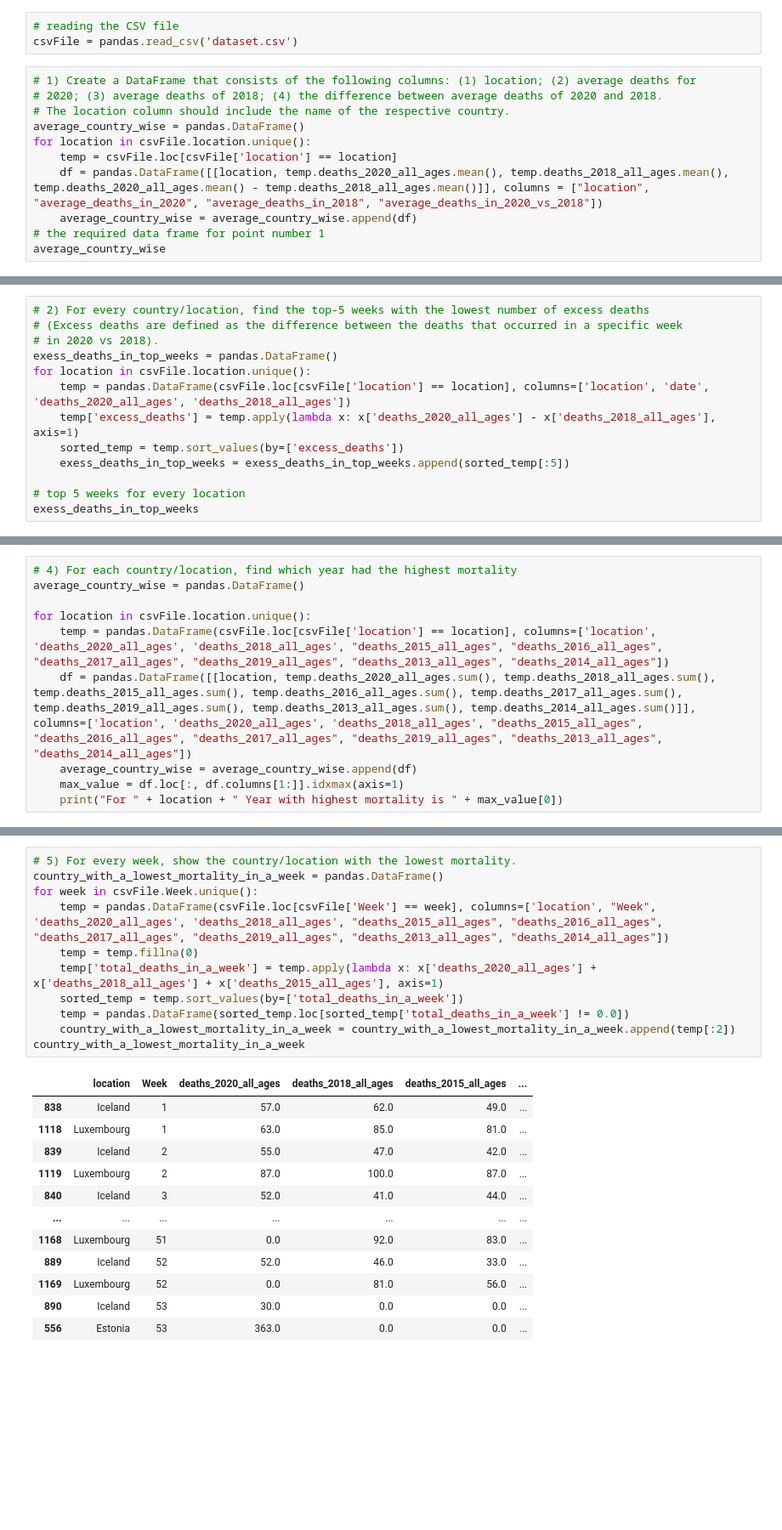
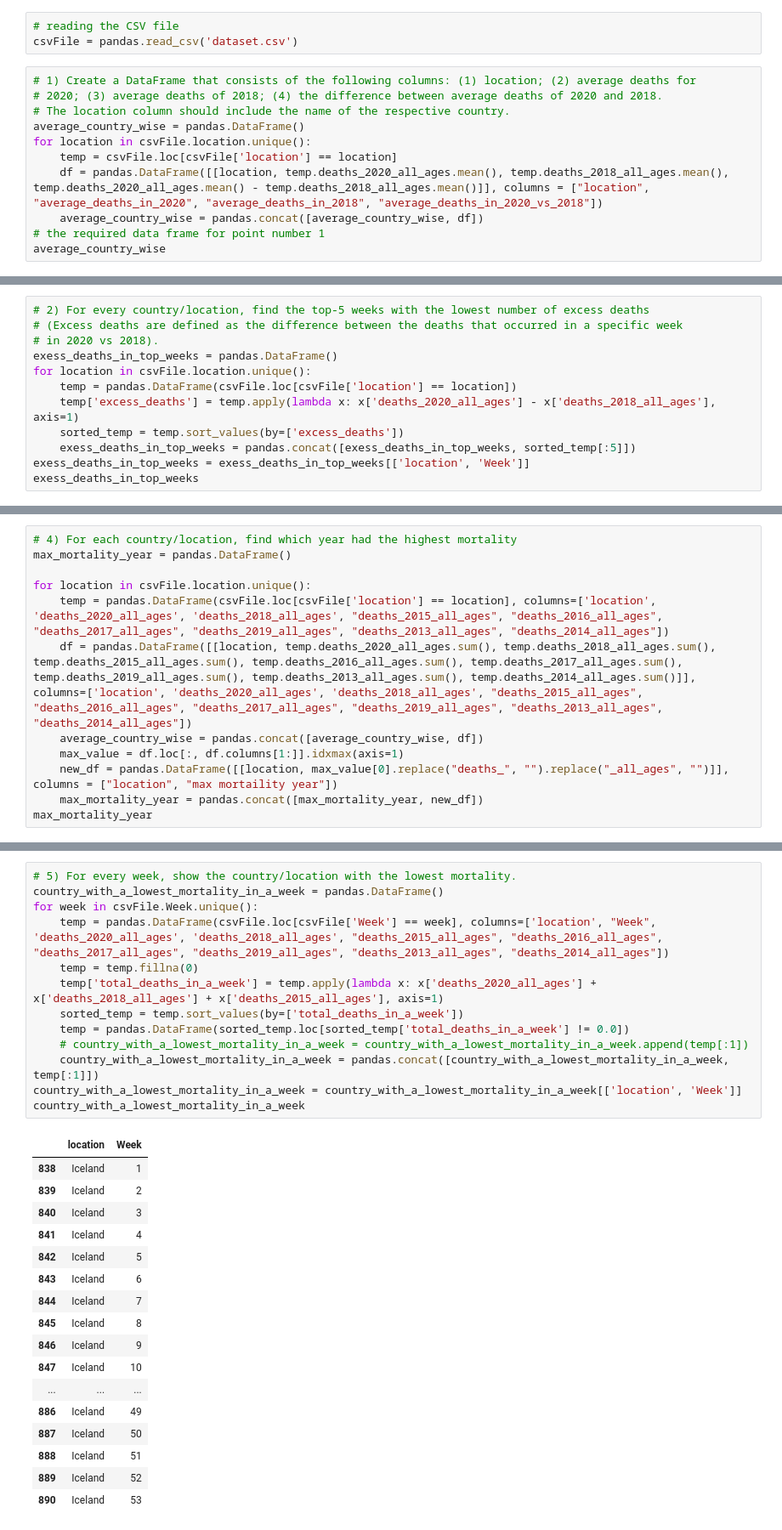
Before and after one commit to internetseekho/python-abubakar-project, a Jupyter notebook: SET11121 002.ipynb, the cells around one changed output, grey strips where cells are left out. Shown: that part at 85% size. Cells and saved outputs as stored; diff of their text form; blank space fills up the shorter version.

```diff
--- a/SET11121 002.ipynb
+++ b/SET11121 002.ipynb
@@ -11,6 +11,6 @@ average_country_wise = pandas.DataFrame()
 for location in csvFile.location.unique():
     temp = csvFile.loc[csvFile['location'] == location]
     df = pandas.DataFrame([[location, temp.deaths_2020_all_ages.mean(), temp.deaths_2018_all_ages.mean(), temp.deaths_2020_all_ages.mean() - temp.deaths_2018_all_ages.mean()]], columns = ["location", "average_deaths_in_2020", "average_deaths_in_2018", "average_deaths_in_2020_vs_2018"])
-    average_country_wise = average_country_wise.append(df)
+    average_country_wise = pandas.concat([average_country_wise, df])
 # the required data frame for point number 1
 average_country_wise
@@ -20,10 +38,9 @@ average_country_wise
 # in 2020 vs 2018).
 exess_deaths_in_top_weeks = pandas.DataFrame()
 for location in csvFile.location.unique():
-    temp = pandas.DataFrame(csvFile.loc[csvFile['location'] == location], columns=['location', 'date', 'deaths_2020_all_ages', 'deaths_2018_all_ages'])
+    temp = pandas.DataFrame(csvFile.loc[csvFile['location'] == location])
     temp['excess_deaths'] = temp.apply(lambda x: x['deaths_2020_all_ages'] - x['deaths_2018_all_ages'], axis=1)
     sorted_temp = temp.sort_values(by=['excess_deaths'])
-    exess_deaths_in_top_weeks = exess_deaths_in_top_weeks.append(sorted_temp[:5])
-
-# top 5 weeks for every location
+    exess_deaths_in_top_weeks = pandas.concat([exess_deaths_in_top_weeks, sorted_temp[:5]])
+exess_deaths_in_top_weeks = exess_deaths_in_top_weeks[['location', 'Week']]
 exess_deaths_in_top_weeks
@@ -40,10 +89,12 @@ countries_with_positive
 # %%
 # 4) For each country/location, find which year had the highest mortality
-average_country_wise = pandas.DataFrame()
+max_mortality_year = pandas.DataFrame()
 
 for location in csvFile.location.unique():
     temp = pandas.DataFrame(csvFile.loc[csvFile['location'] == location], columns=['location', 'deaths_2020_all_ages', 'deaths_2018_all_ages', "deaths_2015_all_ages", "deaths_2016_all_ages", "deaths_2017_all_ages", "deaths_2019_all_ages", "deaths_2013_all_ages", "deaths_2014_all_ages"])
     df = pandas.DataFrame([[location, temp.deaths_2020_all_ages.sum(), temp.deaths_2018_all_ages.sum(), temp.deaths_2015_all_ages.sum(), temp.deaths_2016_all_ages.sum(), temp.deaths_2017_all_ages.sum(), temp.deaths_2019_all_ages.sum(), temp.deaths_2013_all_ages.sum(), temp.deaths_2014_all_ages.sum()]], columns=['location', 'deaths_2020_all_ages', 'deaths_2018_all_ages', "deaths_2015_all_ages", "deaths_2016_all_ages", "deaths_2017_all_ages", "deaths_2019_all_ages", "deaths_2013_all_ages", "deaths_2014_all_ages"])
-    average_country_wise = average_country_wise.append(df)
+    average_country_wise = pandas.concat([average_country_wise, df])
     max_value = df.loc[:, df.columns[1:]].idxmax(axis=1)
-    print("For " + location + " Year with highest mortality is " + max_value[0])
+    new_df = pandas.DataFrame([[location, max_value[0].replace("deaths_", "").replace("_all_ages", "")]], columns = ["location", "max mortaility year"])
+    max_mortality_year = pandas.concat([max_mortality_year, new_df])
+max_mortality_year
@@ -50,24 +119,31 @@ for location in csvFile.location.unique():
 # %%
 # 5) For every week, show the country/location with the lowest mortality.
 country_with_a_lowest_mortality_in_a_week = pandas.DataFrame()
 for week in csvFile.Week.unique():
     temp = pandas.DataFrame(csvFile.loc[csvFile['Week'] == week], columns=['location', "Week", 'deaths_2020_all_ages', 'deaths_2018_all_ages', "deaths_2015_all_ages", "deaths_2016_all_ages", "deaths_2017_all_ages", "deaths_2019_all_ages", "deaths_2013_all_ages", "deaths_2014_all_ages"])
     temp = temp.fillna(0)
     temp['total_deaths_in_a_week'] = temp.apply(lambda x: x['deaths_2020_all_ages'] + x['deaths_2018_all_ages'] + x['deaths_2015_all_ages'], axis=1)
     sorted_temp = temp.sort_values(by=['total_deaths_in_a_week'])
     temp = pandas.DataFrame(sorted_temp.loc[sorted_temp['total_deaths_in_a_week'] != 0.0])
-    country_with_a_lowest_mortality_in_a_week = country_with_a_lowest_mortality_in_a_week.append(temp[:2])
+    # country_with_a_lowest_mortality_in_a_week = country_with_a_lowest_mortality_in_a_week.append(temp[:1])
+    country_with_a_lowest_mortality_in_a_week = pandas.concat([country_with_a_lowest_mortality_in_a_week, temp[:1]])
+country_with_a_lowest_mortality_in_a_week = country_with_a_lowest_mortality_in_a_week[['location', 'Week']]
 country_with_a_lowest_mortality_in_a_week
 # %% [output]
-|  | location | Week | deaths_2020_all_ages | deaths_2018_all_ages | deaths_2015_all_ages | ... |
-| 838 | Iceland | 1 | 57.0 | 62.0 | 49.0 | ... |
-| 1118 | Luxembourg | 1 | 63.0 | 85.0 | 81.0 | ... |
-| 839 | Iceland | 2 | 55.0 | 47.0 | 42.0 | ... |
-| 1119 | Luxembourg | 2 | 87.0 | 100.0 | 87.0 | ... |
-| 840 | Iceland | 3 | 52.0 | 41.0 | 44.0 | ... |
-| ... | ... | ... | ... | ... | ... | ... |
-| 1168 | Luxembourg | 51 | 0.0 | 92.0 | 83.0 | ... |
-| 889 | Iceland | 52 | 52.0 | 46.0 | 33.0 | ... |
-| 1169 | Luxembourg | 52 | 0.0 | 81.0 | 56.0 | ... |
-| 890 | Iceland | 53 | 30.0 | 0.0 | 0.0 | ... |
-| 556 | Estonia | 53 | 363.0 | 0.0 | 0.0 | ... |
+|  | location | Week |
+| 838 | Iceland | 1 |
+| 839 | Iceland | 2 |
+| 840 | Iceland | 3 |
+| 841 | Iceland | 4 |
+| 842 | Iceland | 5 |
+| 843 | Iceland | 6 |
+| 844 | Iceland | 7 |
+| 845 | Iceland | 8 |
+| 846 | Iceland | 9 |
+| 847 | Iceland | 10 |
+| ... | ... | ... |
+| 886 | Iceland | 49 |
+| 887 | Iceland | 50 |
+| 888 | Iceland | 51 |
+| 889 | Iceland | 52 |
+| 890 | Iceland | 53 |
```
Also changed, not shown: parts of 5 cells of this notebook, 1 other file.
